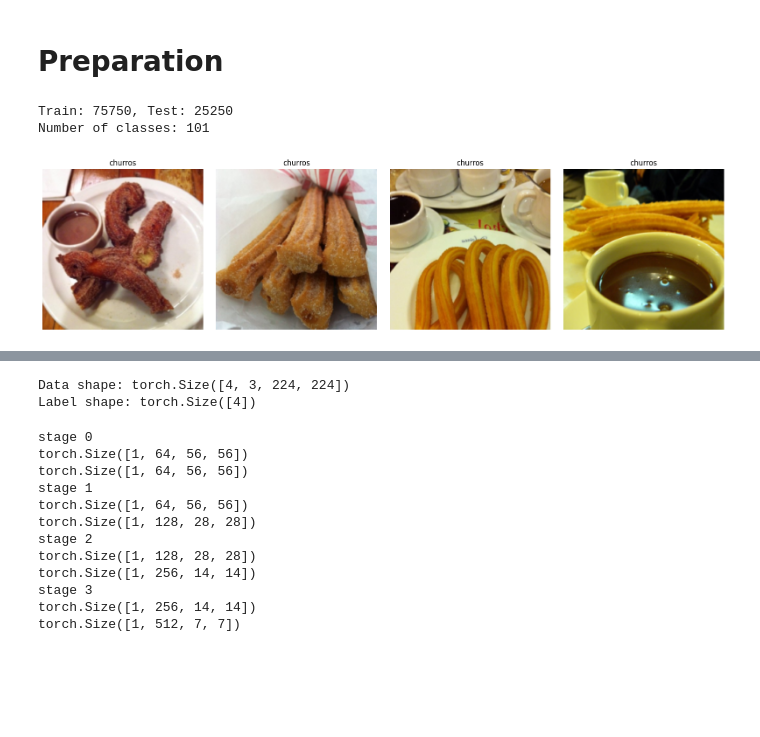
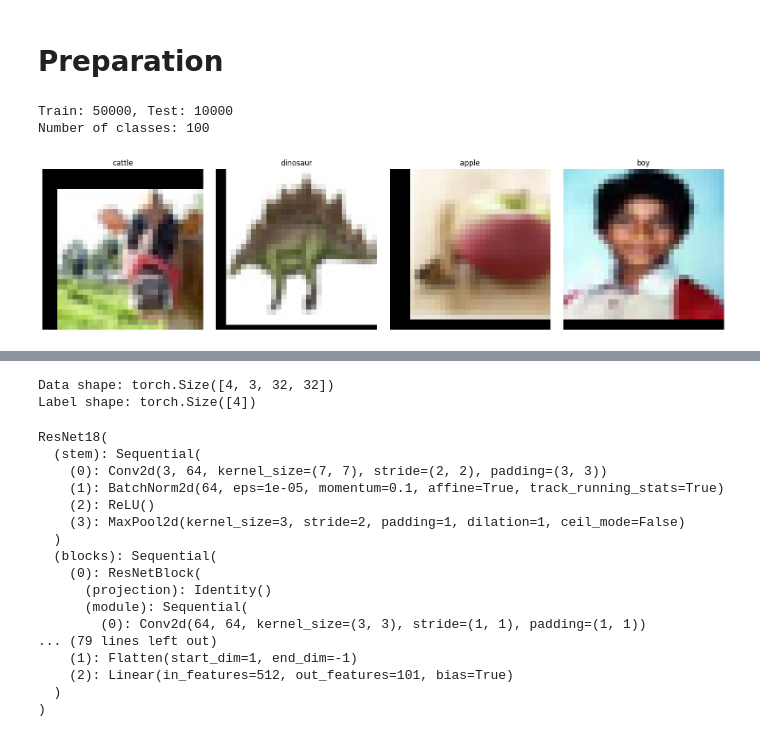
Before and after one commit to felix-newman/pytorch-katas, a Jupyter notebook: notebooks/resnet/ResNet.ipynb, the cells around one changed output, grey strips where cells are left out. Drawn from its saved outputs; the diff is of its cells as text; code cells hidden in the pictures; blank space fills up the shorter version.

```diff
--- a/notebooks/resnet/ResNet.ipynb
+++ b/notebooks/resnet/ResNet.ipynb
@@ -16,45 +16,44 @@ from pytorch_katas.settings import DATA_DIR
 # %%
 train_transform = transforms.Compose(
     [
-        transforms.Resize((224, 224)),
+        transforms.RandomCrop(32, padding=4),
         transforms.RandomHorizontalFlip(),
         transforms.ToTensor(),
-        transforms.Normalize(mean=[0.485, 0.456, 0.406], std=[0.229, 0.224, 0.225]),
+        transforms.Normalize(mean=[0.5071, 0.4867, 0.4408], std=[0.2675, 0.2565, 0.2761]),
     ]
 )
 
 val_transform = transforms.Compose(
     [
-        transforms.Resize((224, 224)),
         transforms.ToTensor(),
-        transforms.Normalize(mean=[0.485, 0.456, 0.406], std=[0.229, 0.224, 0.225]),
+        transforms.Normalize(mean=[0.5071, 0.4867, 0.4408], std=[0.2675, 0.2565, 0.2761]),
     ]
 )
 
-train_dataset = datasets.Food101(root=DATA_DIR, split="train", transform=train_transform, download=True)
-test_dataset = datasets.Food101(root=DATA_DIR, split="test", transform=val_transform, download=True)
+train_dataset = datasets.CIFAR100(root=DATA_DIR, train=True, transform=train_transform, download=True)
+test_dataset = datasets.CIFAR100(root=DATA_DIR, train=False, transform=val_transform, download=True)
 
 print(f"Train: {len(train_dataset)}, Test: {len(test_dataset)}")
 print(f"Number of classes: {len(train_dataset.classes)}")
 # %% [output]
-Train: 75750, Test: 25250
-Number of classes: 101
+Train: 50000, Test: 10000
+Number of classes: 100
 # %%
-mean = torch.tensor([0.485, 0.456, 0.406]).view(3, 1, 1)
-std = torch.tensor([0.229, 0.224, 0.225]).view(3, 1, 1)
+mean = torch.tensor([0.5071, 0.4867, 0.4408]).view(3, 1, 1)
+std = torch.tensor([0.2675, 0.2565, 0.2761]).view(3, 1, 1)
 
 fig, axes = plt.subplots(1, 4, figsize=(16, 4))
 for i, ax in enumerate(axes):
     img, label = train_dataset[i]
     img = img * std + mean
     img = img.clamp(0, 1)
     ax.imshow(img.permute(1, 2, 0))
     ax.set_title(train_dataset.classes[label])
     ax.axis("off")
 plt.tight_layout()
 plt.show()
 # %% [output]
-[figure, old version]
+[figure, new version]
 # %% [markdown]
 # Kata
 
@@ -68,7 +67,7 @@ batch = next(iter(dl))
 print(f"Data shape: {batch[0].shape}")  # images
 print(f"Label shape: {batch[1].shape}")  # labels
 # %% [output]
-Data shape: torch.Size([4, 3, 224, 224])
+Data shape: torch.Size([4, 3, 32, 32])
 Label shape: torch.Size([4])
 # %%
 class ResNetBlock(nn.Module):
@@ -146,19 +129,23 @@ class ResNet18(nn.Module):
         return self.head(x)
 # %%
 m = ResNet18()
-t = torch.randn(1, 3, 224, 224)
-out = m(t)
+m.cuda()
 # %% [output]
-stage 0
-torch.Size([1, 64, 56, 56])
-torch.Size([1, 64, 56, 56])
-stage 1
-torch.Size([1, 64, 56, 56])
-torch.Size([1, 128, 28, 28])
-stage 2
-torch.Size([1, 128, 28, 28])
-torch.Size([1, 256, 14, 14])
-stage 3
-torch.Size([1, 256, 14, 14])
-torch.Size([1, 512, 7, 7])
+ResNet18(
+  (stem): Sequential(
+    (0): Conv2d(3, 64, kernel_size=(7, 7), stride=(2, 2), padding=(3, 3))
+    (1): BatchNorm2d(64, eps=1e-05, momentum=0.1, affine=True, track_running_stats=True)
+    (2): ReLU()
+    (3): MaxPool2d(kernel_size=3, stride=2, padding=1, dilation=1, ceil_mode=False)
+  )
+  (blocks): Sequential(
+    (0): ResNetBlock(
+      (projection): Identity()
+      (module): Sequential(
+        (0): Conv2d(64, 64, kernel_size=(3, 3), stride=(1, 1), padding=(1, 1))
+... (79 lines left out)
+    (1): Flatten(start_dim=1, end_dim=-1)
+    (2): Linear(in_features=512, out_features=101, bias=True)
+  )
+)
 # %%
```
Also changed, not shown: parts of 4 cells of this notebook.
